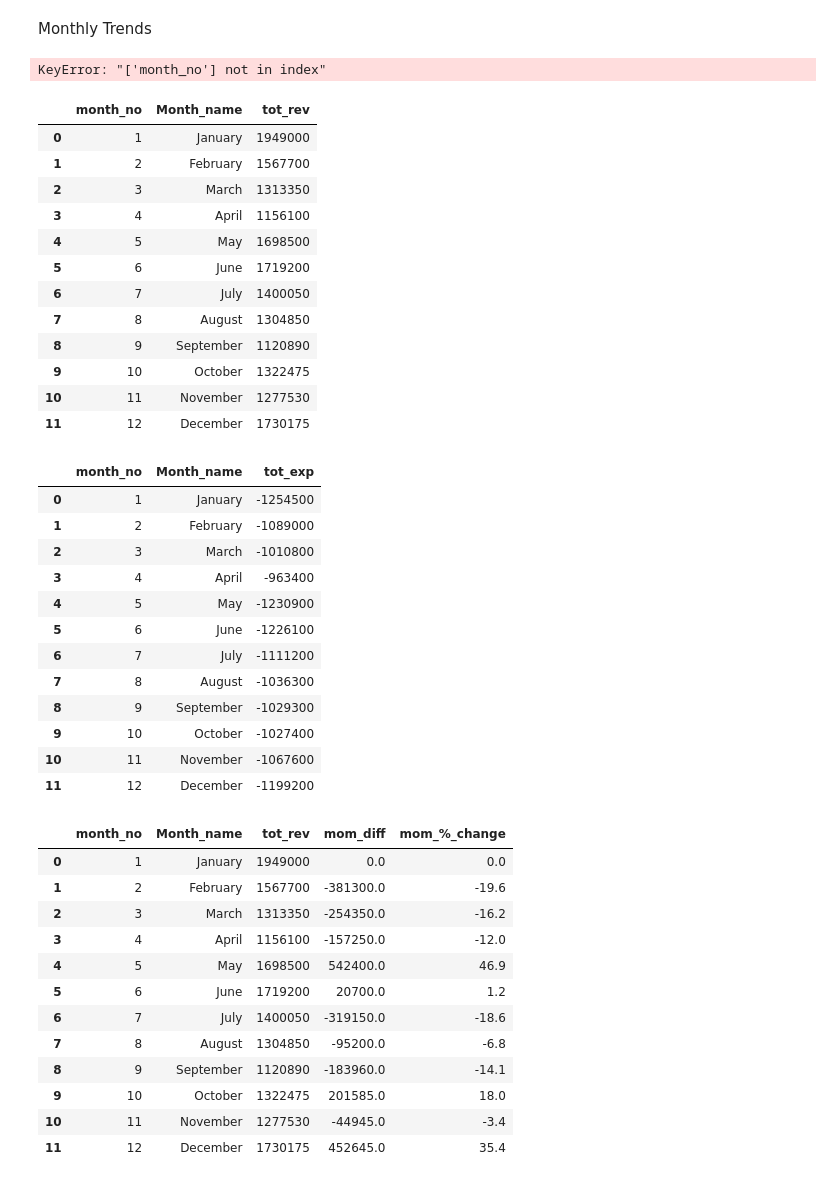
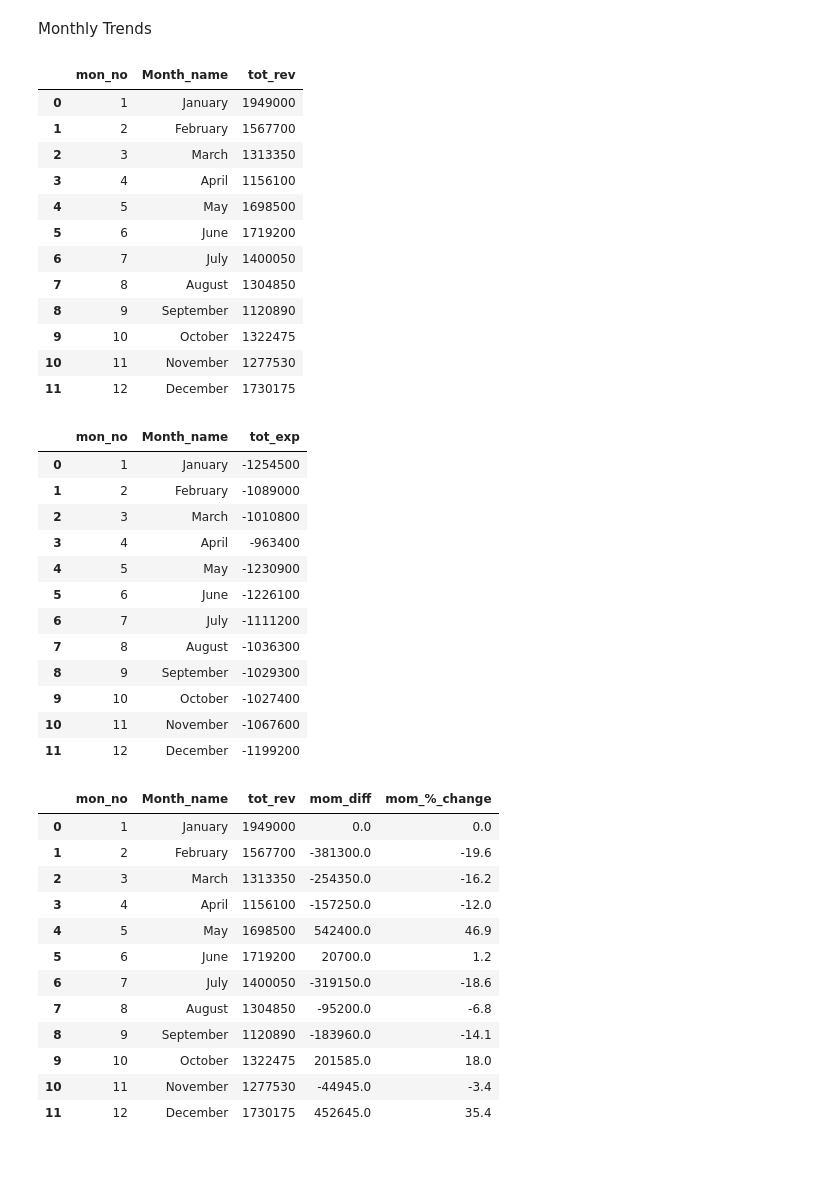
Before and after one commit to djibril968/Python_projects, a Jupyter notebook: Onyx_Financial_Analysis.ipynb, the cells around one changed output. Drawn from its saved outputs; the diff is of its cells as text; code cells hidden in the pictures.

```diff
--- a/Onyx_Financial_Analysis.ipynb
+++ b/Onyx_Financial_Analysis.ipynb
@@ -77,6 +77,9 @@ def week_of_mon(col):
 Fin_data['week'] = Fin_data['Date'].apply(week_of_mon)
 # %%
 Fin_data['week'] = 'week' + ' ' + Fin_data['week'].astype(str)
+Fin_data['Quarter'] = Fin_data['Date'].dt.quarter
+Fin_data['Quarter'] = 'qtr ' + Fin_data['Quarter'].astype(str)
+Fin_data['mon_no'] = Fin_data['Date'].dt.month
 
 Fin_data
 # %% [output]
@@ -375,21 +373,16 @@ Monthly Trends
 # %%
 #extracting required data for trend overview
 
-trend_rev_extract = Fin_data.loc[Fin_data['Rev_or_exp'] == 'Revenue', ['Month_name', 'month_no', 'Quarter', 'week', 'week_day', 'Biz_line', 'Rev_exp_group', 'Rev_or_exp', 'Amount' ]]
+trend_rev_extract = Fin_data.loc[Fin_data['Rev_or_exp'] == 'Revenue', ['Month_name', 'mon_no', 'Quarter', 'week', 'week_day', 'Biz_line', 'Rev_exp_group', 'Rev_or_exp', 'Amount' ]]
 
-trend_exp_extract = Fin_data.loc[Fin_data['Rev_or_exp'] == 'Expense', ['Month_name', 'month_no','Quarter', 'week', 'week_day', 'Biz_line', 'Rev_exp_group', 'Expense_subgroup', 'Rev_or_exp', 'Amount' ]]
-
-trend_rev_extract.set_index('month_no', inplace= True)
-trend_exp_extract.set_index('month_no', inplace= True)
+trend_exp_extract = Fin_data.loc[Fin_data['Rev_or_exp'] == 'Expense', ['Month_name', 'mon_no','Quarter', 'week', 'week_day', 'Biz_line', 'Rev_exp_group', 'Expense_subgroup', 'Rev_or_exp', 'Amount' ]]
-# %% [output]
-KeyError: "['month_no'] not in index"
 # %%
 #total rev by month
 
-tot_rev_by_month = trend_rev_extract.groupby(['month_no','Month_name'])['Amount'].sum().reset_index(name= 'tot_rev').sort_values('month_no',ascending = True)
+tot_rev_by_month = trend_rev_extract.groupby(['mon_no','Month_name'])['Amount'].sum().reset_index(name= 'tot_rev').sort_values('mon_no',ascending = True)
 tot_rev_by_month
 # %% [output]
-|  | month_no | Month_name | tot_rev |
+|  | mon_no | Month_name | tot_rev |
 | 0 | 1 | January | 1949000 |
 | 1 | 2 | February | 1567700 |
 | 2 | 3 | March | 1313350 |
@@ -404,10 +397,10 @@ tot_rev_by_month
 | 11 | 12 | December | 1730175 |
 # %%
 #total exp by month
-tot_exp_by_month = trend_exp_extract.groupby(['month_no','Month_name'])['Amount'].sum().reset_index(name= 'tot_exp').sort_values('month_no', ascending = True)
+tot_exp_by_month = trend_exp_extract.groupby(['mon_no','Month_name'])['Amount'].sum().reset_index(name= 'tot_exp').sort_values('mon_no', ascending = True)
 tot_exp_by_month
 # %% [output]
-|  | month_no | Month_name | tot_exp |
+|  | mon_no | Month_name | tot_exp |
 | 0 | 1 | January | -1254500 |
 | 1 | 2 | February | -1089000 |
 | 2 | 3 | March | -1010800 |
@@ -428,7 +421,7 @@ tot_rev_by_month['mom_%_change'] = tot_rev_by_month['tot_rev'].pct_change().roun
 tot_rev_by_month.fillna(0, inplace= True)
 tot_rev_by_month
 # %% [output]
-|  | month_no | Month_name | tot_rev | mom_diff | mom_%_change |
+|  | mon_no | Month_name | tot_rev | mom_diff | mom_%_change |
 | 0 | 1 | January | 1949000 | 0.0 | 0.0 |
 | 1 | 2 | February | 1567700 | -381300.0 | -19.6 |
 | 2 | 3 | March | 1313350 | -254350.0 | -16.2 |
```
Also changed, not shown: parts of 7 cells of this notebook.
